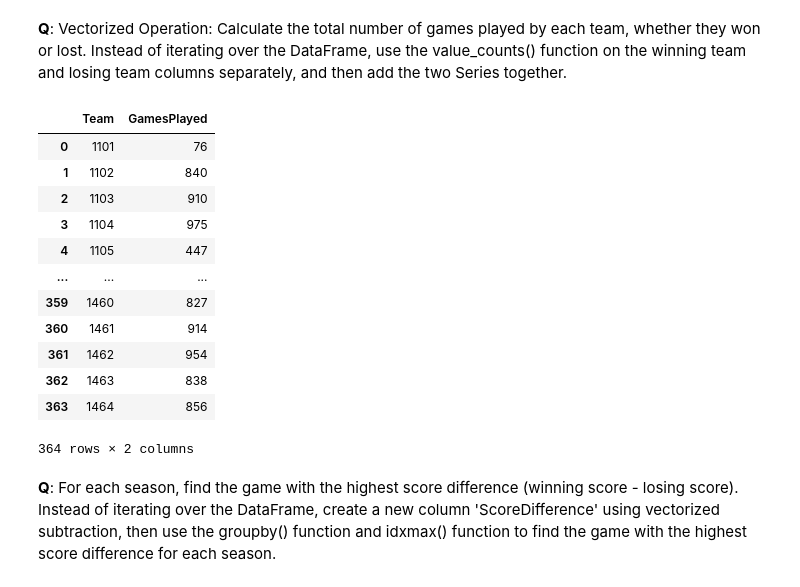
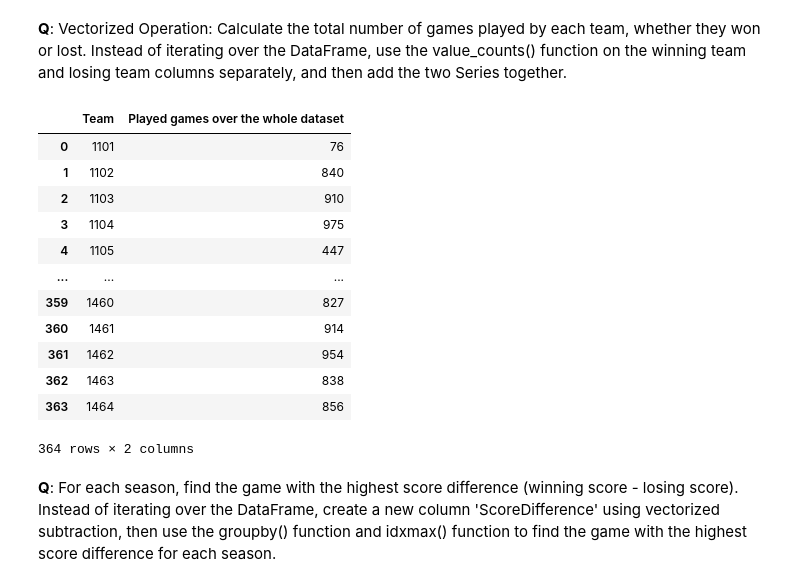
Before and after one commit to HusseinElZein/data-visualization, a Jupyter notebook: individual_work/pd_s211904.ipynb, the cells around one changed output. Saved outputs shown, nothing was run; the diff lists cells and outputs as text; code cells hidden in the pictures.

```diff
--- a/individual_work/pd_s211904.ipynb
+++ b/individual_work/pd_s211904.ipynb
@@ -618,11 +618,11 @@ Name: 1, dtype: object
 
 #We take inspiration from above
 for index, row in df.iterrows():
-    if row['Wscore'] > 100:
-        df.at[index, 'HighScoringGame'] = 'Yes' #They hope so
+    if row['Lscore'] <= 100: #Maybe i should have said Wscore greater than 100, that would be easier
+        df.at[index, 'HigherThan100'] = 'Nope'
     else:
-        df.at[index, 'HighScoringGame'] = 'No'
+        df.at[index, 'HigherThan100'] = 'Yessir' #They hope so
 
 #Here is the result
-print(df[['Wscore', 'HighScoringGame']])
+print(df[['Wscore', 'HigherThan100']])
 # %% [output]
@@ -724,15 +724,19 @@ df['HighScoringGame'] = np.where(df['Wscore'] > 100, 'Yes', 'No')
 # %%
 # Write your code here
 
+#keeping track of how many times they've WON
 winning_counts = df['Wteam'].value_counts()
+
+#keeping track of how many times they've LOST
 losing_counts = df['Lteam'].value_counts()
 
+#Just plussing the above numbers togehter into one column
 total_counts = winning_counts.add(losing_counts, fill_value=0).astype(int).reset_index()
-total_counts.columns = ['Team', 'GamesPlayed']
+total_counts.columns = ['Team', 'Played games over the whole dataset']
 
 total_counts
 # %% [output]
-|  | Team | GamesPlayed |
+|  | Team | Played games over the whole dataset |
 | 0 | 1101 | 76 |
 | 1 | 1102 | 840 |
 | 2 | 1103 | 910 |
```
Also changed, not shown: parts of 11 cells of this notebook, 1 other file.
